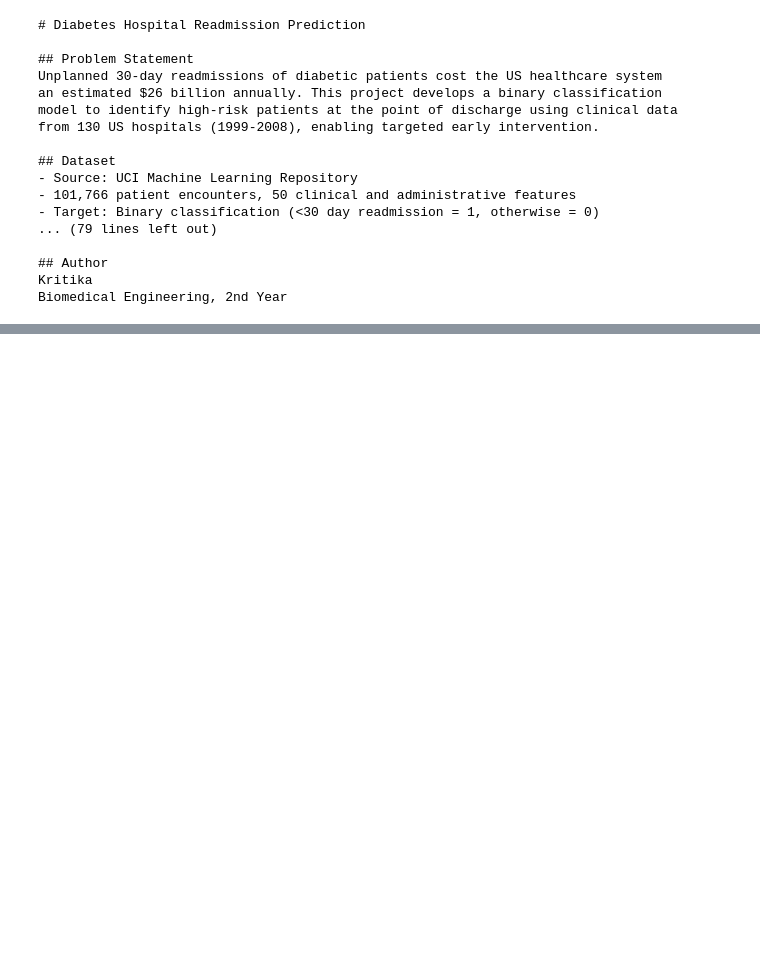
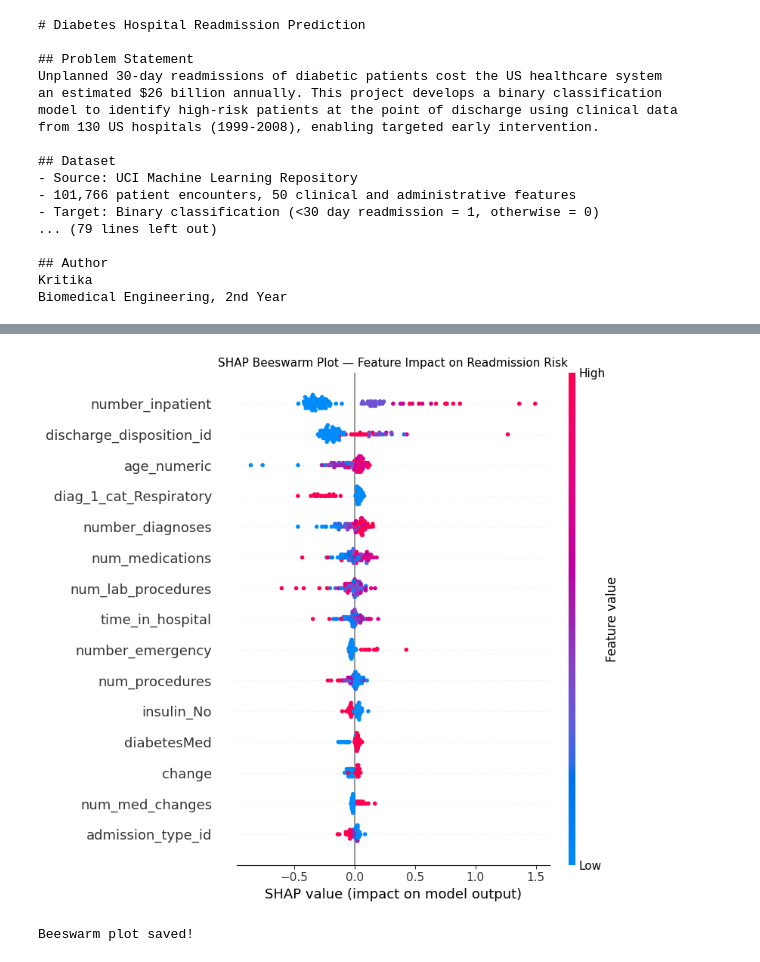
Before and after one commit to Kritika-bme/diabetes-readmission-ml, a Jupyter notebook: 01_load_data.ipynb, the cells around one changed output, grey strips where cells are left out. Cells and saved outputs as stored; diff of their text form; code cells hidden in the pictures; blank space fills up the shorter version.

```diff
--- a/01_load_data.ipynb
+++ b/01_load_data.ipynb
@@ -1027,0 +1112,17 @@ Biomedical Engineering, 2nd Year
+# %%
+# Plot 2 — Beeswarm plot
+# Shows direction of impact — red = high value increases risk
+#                            blue = low value increases risk
+plt.figure()
+shap.summary_plot(shap_values, X_test_sample_df,
+                  max_display=15,
+                  show=False)
+plt.title("SHAP Beeswarm Plot — Feature Impact on Readmission Risk", fontsize=11)
+plt.tight_layout()
+plt.savefig('shap_beeswarm.png', dpi=150, bbox_inches='tight')
+plt.show()
+
+print("Beeswarm plot saved!")
+# %% [output]
+[figure, added]
+Beeswarm plot saved!
```
Also changed, not shown: parts of 8 cells of this notebook, 5 other files.
